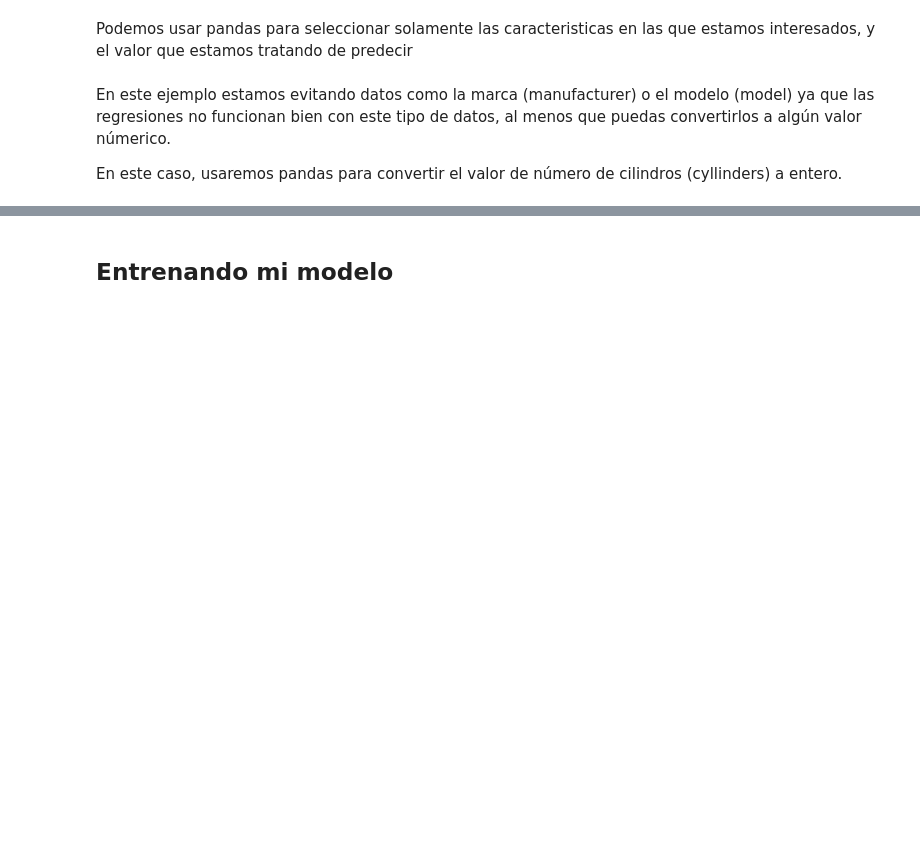
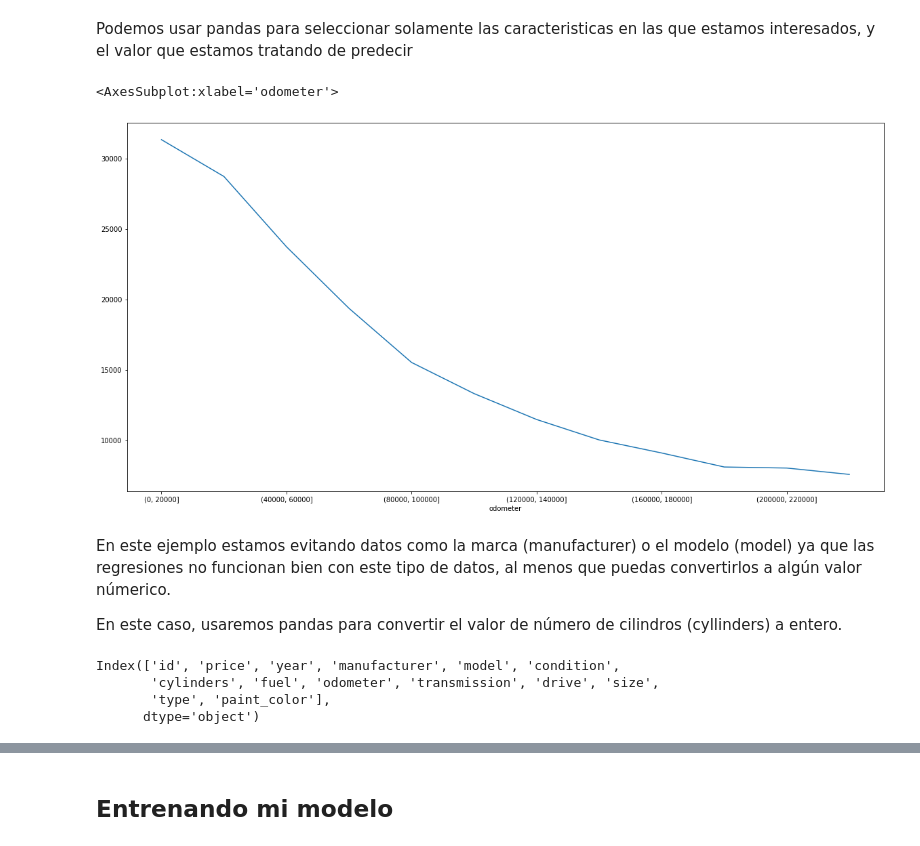
Before and after one commit to delgadofarid/data-science-intro-python, a Jupyter notebook: predictive-model/lab.ipynb, the cells around one changed output, grey strips where cells are left out. Drawn from its saved outputs; the diff is of its cells as text; code cells hidden in the pictures; blank space fills up the shorter version.

```diff
--- a/predictive-model/lab.ipynb
+++ b/predictive-model/lab.ipynb
@@ -8,3 +8,7 @@
 ## Preparación de los datos
 # %% [markdown]
 Carguemos nuestros dataset de carros usados con precios y otras caracteristicas
+# %%
+import pandas as pd
+df = pd.read_csv("car_prices.csv")
+df.head()
@@ -16,0 +32,4 @@ Para esto vamos a utilizar la función pandas.cut(...).
+# %%
+import numpy as np
+bins = np.arange(0, 250001, 20000)
+bins
@@ -16,0 +39,4 @@ Para esto vamos a utilizar la función pandas.cut(...).
+# %%
+grouping = pd.cut(df['odometer'], bins)
+groups = df.groupby(grouping)['price'].mean()
+groups
@@ -17,6 +58,18 @@ Para esto vamos a utilizar la función pandas.cut(...).
 # %% [markdown]
 Podemos usar pandas para seleccionar solamente las caracteristicas en las que estamos interesados, y el valor que estamos tratando de predecir
+# %%
+groups.plot.line(figsize=[20, 10])
+# %% [output]
+<AxesSubplot:xlabel='odometer'>
+[figure, added]
 # %% [markdown]
 En este ejemplo estamos evitando datos como la marca (manufacturer) o el modelo (model) ya que las regresiones no funcionan bien con este tipo de datos, al menos que puedas convertirlos a algún valor númerico.
 
 En este caso, usaremos pandas para convertir el valor de número de cilindros (cyllinders) a entero.
+# %%
+df.columns
+# %% [output]
+Index(['id', 'price', 'year', 'manufacturer', 'model', 'condition',
+       'cylinders', 'fuel', 'odometer', 'transmission', 'drive', 'size',
+       'type', 'paint_color'],
+      dtype='object')
```
Also changed, not shown: parts of 16 cells of this notebook.
